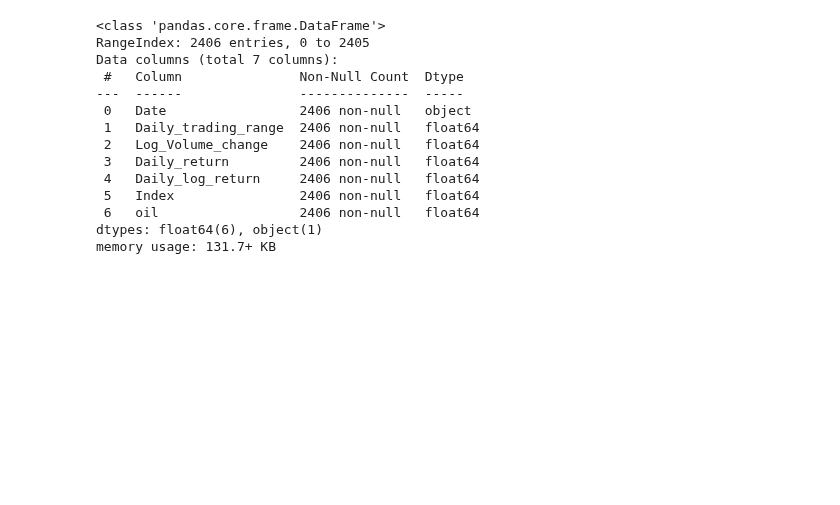
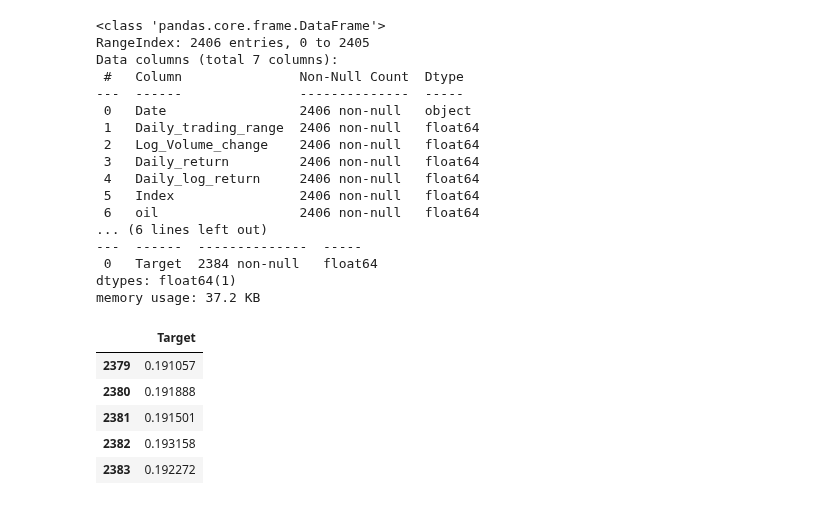
Before and after one commit to eddie8615/cs_project, a Jupyter notebook: garch_model_selection.ipynb, the cells around one changed output. Saved outputs shown, nothing was run; the diff lists cells and outputs as text; code cells hidden in the pictures; blank space fills up the shorter version.

```diff
--- a/garch_model_selection.ipynb
+++ b/garch_model_selection.ipynb
@@ -9,6 +10,7 @@ import data_reader as dr
 # %%
 data, target = dr.read_data(window=22)
 data.info()
+target.info()
 # %% [output]
 <class 'pandas.core.frame.DataFrame'>
 RangeIndex: 2406 entries, 0 to 2405
@@ -22,8 +24,20 @@ Data columns (total 7 columns):
  4   Daily_log_return     2406 non-null   float64
  5   Index                2406 non-null   float64
  6   oil                  2406 non-null   float64
-dtypes: float64(6), object(1)
-memory usage: 131.7+ KB
+... (6 lines left out)
+---  ------  --------------  -----
+ 0   Target  2384 non-null   float64
+dtypes: float64(1)
+memory usage: 37.2 KB
+# %%
+target.tail()
+# %% [output]
+|  | Target |
+| 2379 | 0.191057 |
+| 2380 | 0.191888 |
+| 2381 | 0.191501 |
+| 2382 | 0.193158 |
+| 2383 | 0.192272 |
 # %%
 split_index = int(len(data)*0.8)
 print('Split index: ', split_index)
```
Also changed, not shown: parts of 36 cells of this notebook, 2 other files.
